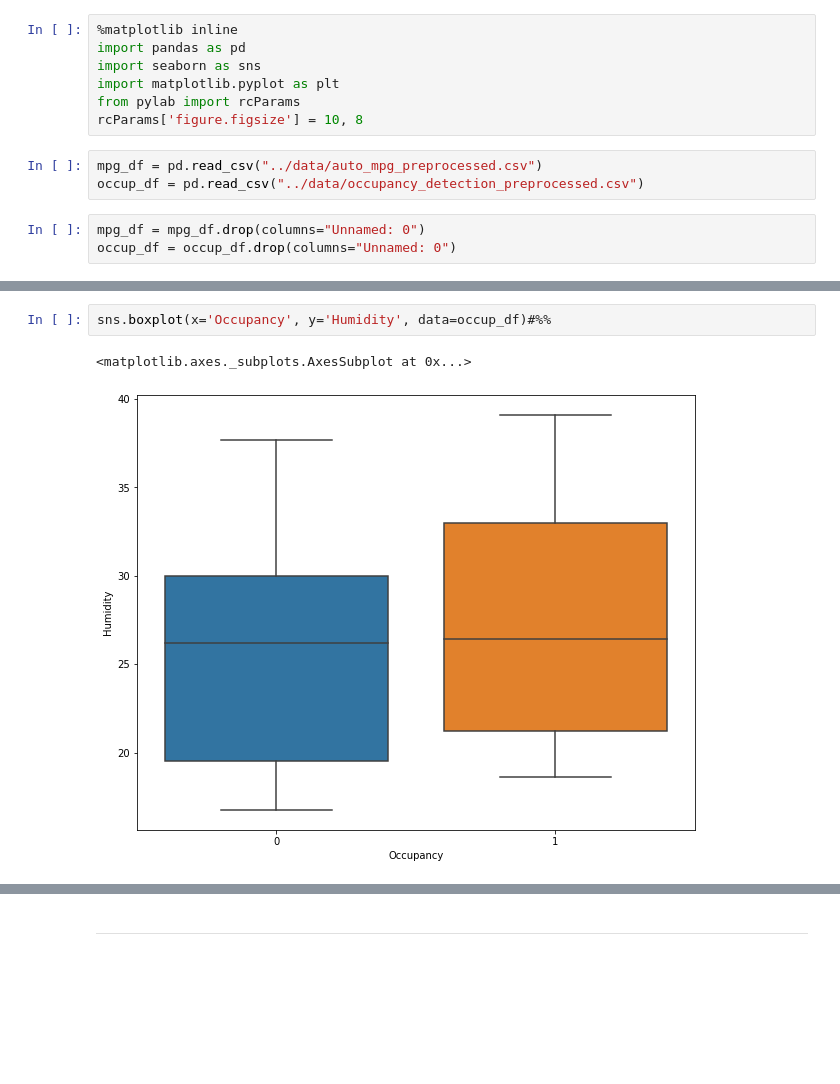
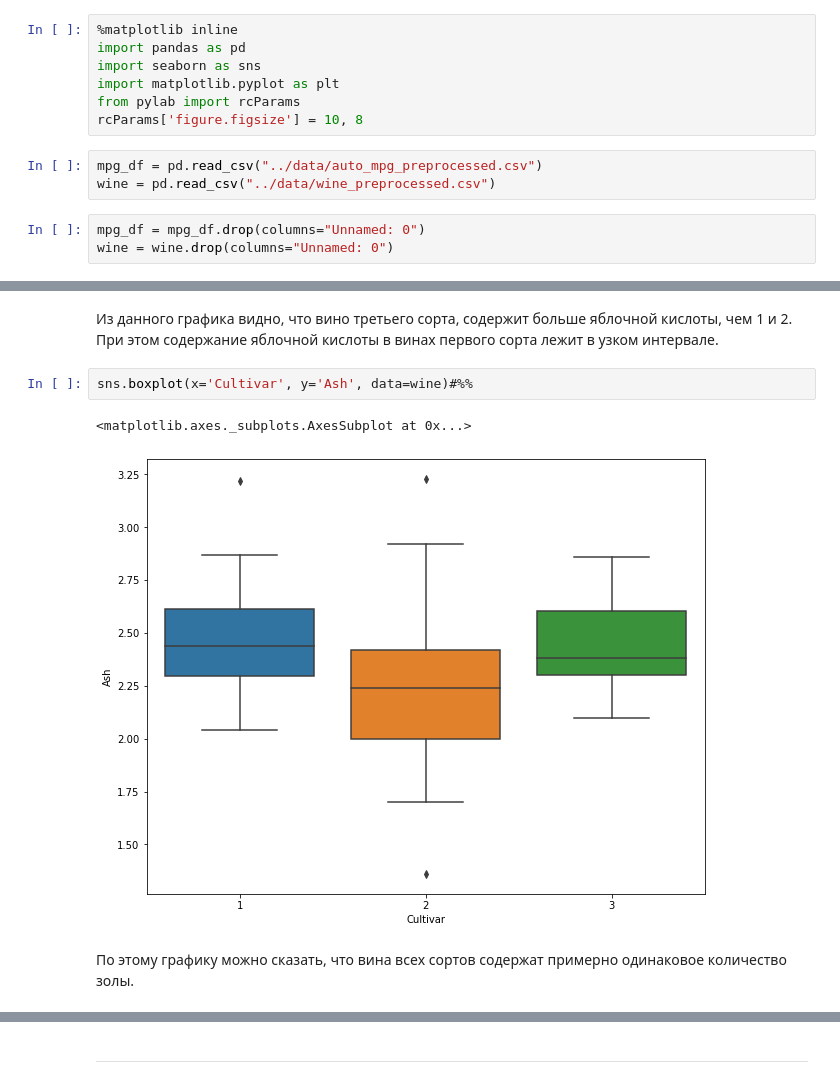
Before and after one commit to theSkyseS/data-analysis, a Jupyter notebook: notebooks/1_data-visualization.ipynb, the cells around one changed output, grey strips where cells are left out. Drawn from its saved outputs; the diff is of its cells as text; blank space fills up the shorter version.

Commit message:
changed "Occupancy detection" data set for "Wine" data set

```diff
--- a/notebooks/1_data-visualization.ipynb
+++ b/notebooks/1_data-visualization.ipynb
@@ -7,7 +7,7 @@ from pylab import rcParams
 rcParams['figure.figsize'] = 10, 8
 # %%
 mpg_df = pd.read_csv("../data/auto_mpg_preprocessed.csv")
-occup_df = pd.read_csv("../data/occupancy_detection_preprocessed.csv")
+wine = pd.read_csv("../data/wine_preprocessed.csv")
 # %%
 mpg_df = mpg_df.drop(columns="Unnamed: 0")
-occup_df = occup_df.drop(columns="Unnamed: 0")
+wine = wine.drop(columns="Unnamed: 0")
@@ -24,5 +26,10 @@ sns.boxplot(x='Occupancy', y='Temperature', data=occup_df)
+# %% [markdown]
+Из данного графика видно, что вино третьего сорта, содержит больше яблочной кислоты, чем 1 и 2.
+При этом содержание яблочной кислоты в винах первого сорта лежит в узком интервале.
 # %%
-sns.boxplot(x='Occupancy', y='Humidity', data=occup_df)#%%
+sns.boxplot(x='Cultivar', y='Ash', data=wine)#%%
 # %% [output]
 <matplotlib.axes._subplots.AxesSubplot at 0x...>
-[figure, old version]
+[figure, new version]
+# %% [markdown]
+По этому графику можно сказать, что вина всех сортов содержат примерно одинаковое количество золы.
```
Also changed, not shown: parts of 20 cells of this notebook, 7 other files.
